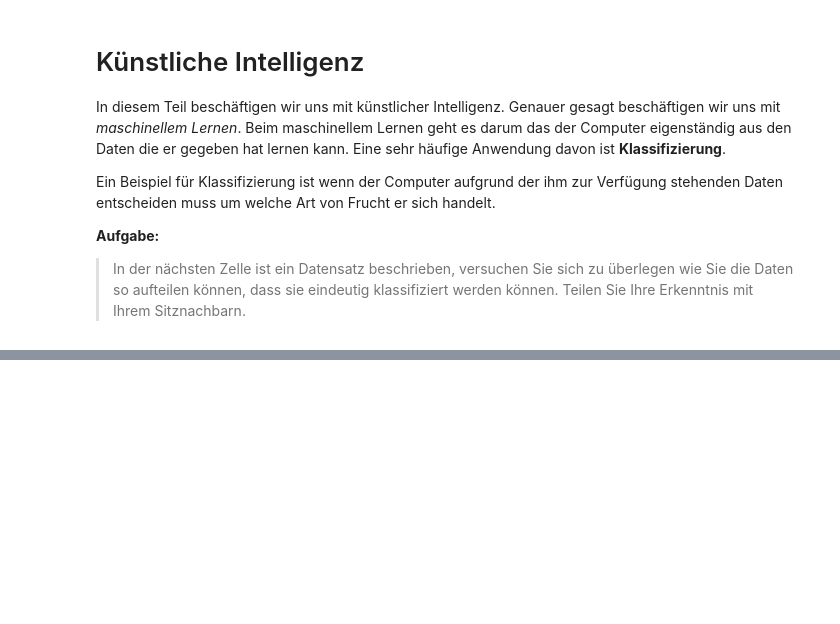
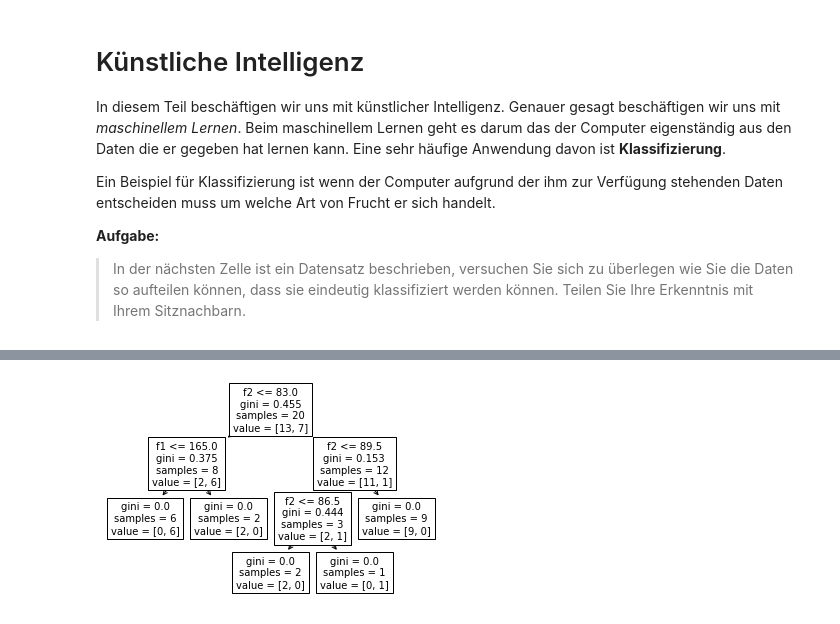
Before and after one commit to cedricgeissmann/gym-informatik, a Jupyter notebook: 08_entscheidungs_baeume.ipynb, the cells around one changed output, grey strips where cells are left out. Saved outputs shown, nothing was run; the diff lists cells and outputs as text; code cells hidden in the pictures; blank space fills up the shorter version.

Commit message:
second iteration on decision trees.

```diff
--- a/08_entscheidungs_baeume.ipynb
+++ b/08_entscheidungs_baeume.ipynb
@@ -457,0 +326,10 @@ I am pure
+# %%
+from sklearn.tree import DecisionTreeClassifier
+from sklearn import tree as t
+%matplotlib inline
+
+tree = DecisionTreeClassifier()
+tree.fit(X, y)
+p = t.plot_tree(tree, feature_names=['f1', 'f2', 'f3', 'f4'])
+# %% [output]
+[figure, added]
```
Also changed, not shown: parts of 26 cells of this notebook, 1 other file.
